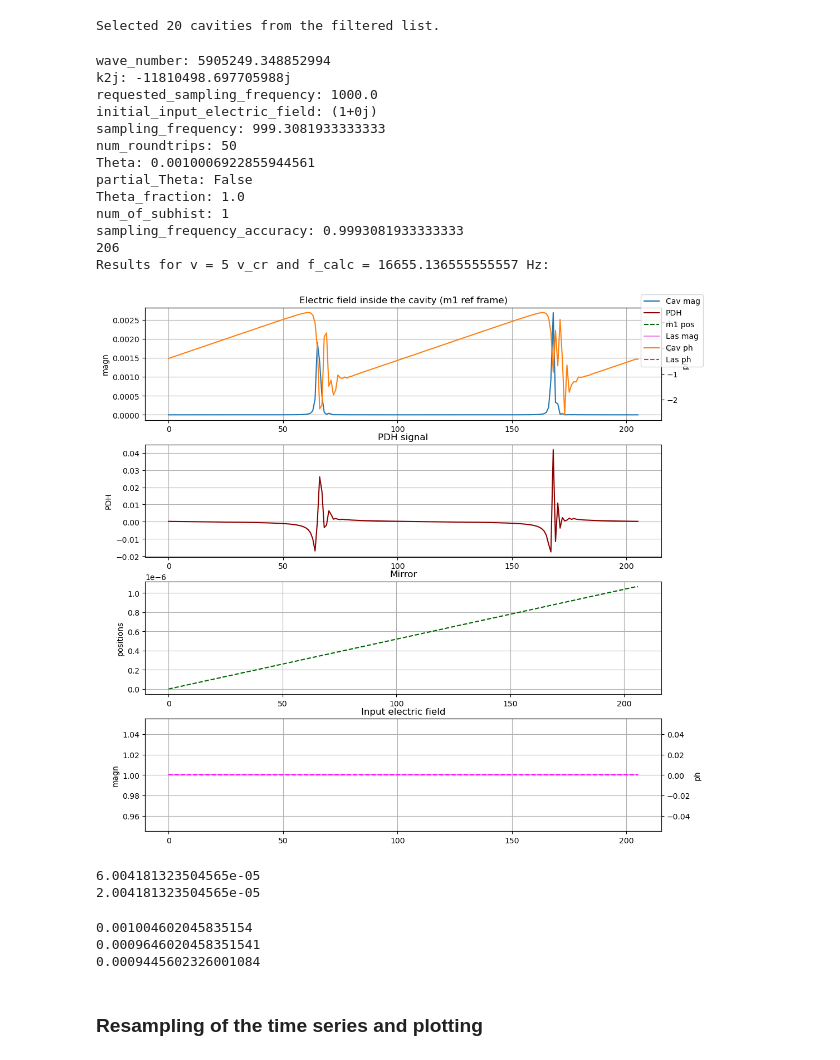
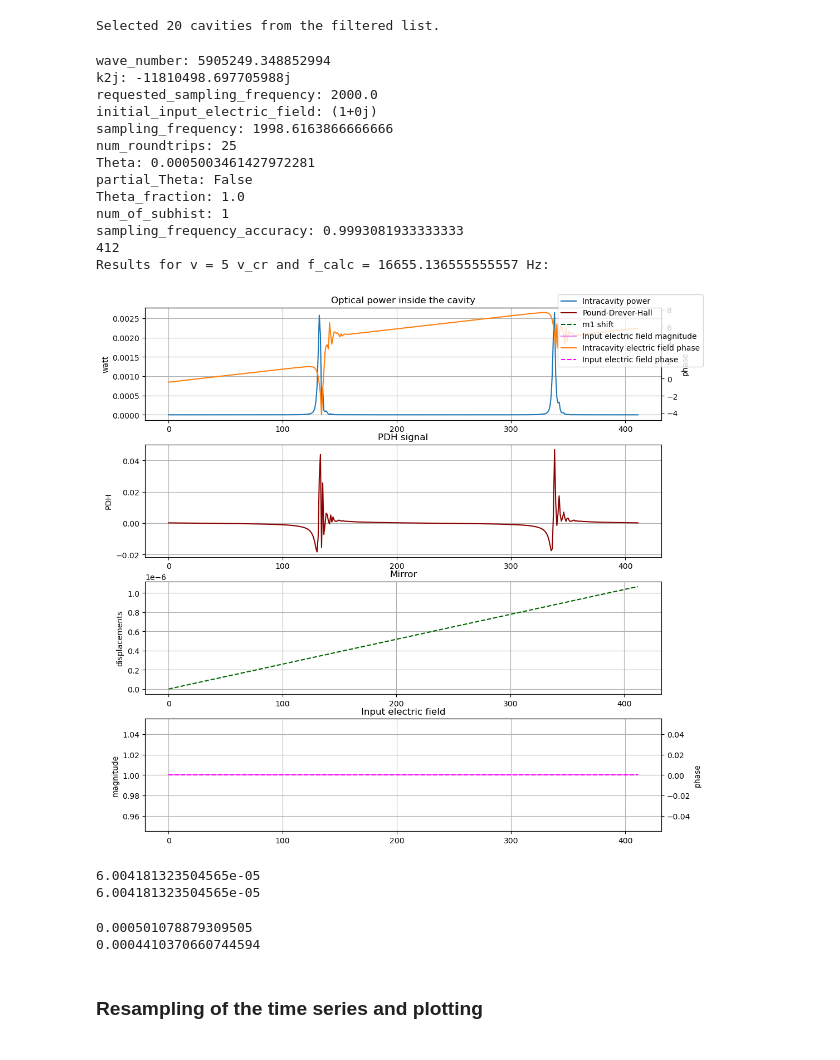
Before and after one commit to matib12/oreonspy, a Jupyter notebook: nb/Simulator development/Resampling test.ipynb, the cells around one changed output. Saved outputs shown, nothing was run; the diff lists cells and outputs as text; code cells hidden in the pictures.

Commit message:
Made compatible with the new naming in plot_cavity().

```diff
--- a/nb/Simulator development/Resampling test.ipynb
+++ b/nb/Simulator development/Resampling test.ipynb
@@ -130,7 +130,7 @@ def generate_cavity_evolution(cavity, z_evolution, E_evolution, num_points, time
 
     simple_plot = False
     if simple_plot is False:
-        ut.plot_cavity_evolution(z_evolution, E_evolution, s, ph, pdh, zeta1_positons=None, s_ref=None, ph_ref=None, title=title)
+        ut.plot_cavity_evolution(output_mirror_displacements=z_evolution, input_electric_field=E_evolution, intracav_electric_field=results, pdh=pdh, file_name=title)
     else:
         plt.plot(time_steps, s)
         plt.plot(time_steps, ph)
@@ -145,7 +145,7 @@ def generate_cavity_evolution(cavity, z_evolution, E_evolution, num_points, time
 # velocity_factors = np.array([0.1, 1, 2, 5, 10])
 # frequency_factors = np.array([1, 3, 10])
 
-cavity.simulation(ut.k, f_calc, E_in_avg)
+cavity.simulation(lambd, f_calc, E_in_avg)
 cavity.print_sim_params()
 f_calc = cavity.sim_params.sampling_frequency
 
@@ -195,64 +195,55 @@ print(f"Selected {len(selected_cavities)} cavities from the filtered list.")
 # %% [output]
 Selected 20 cavities from the filtered list.
 # %%
-f_low = 1e3
+f_low = 2e3
 
 cavity1 = selected_cavities[0]
 
-cavity1.simulation(ut.k, f_low, E_in_avg)
+cavity1.simulation(lambd, f_low, E_in_avg)
 cavity1.print_sim_params()
 f_low = cavity1.sim_params.sampling_frequency
 
 num_points, time_steps_low = ut.generate_time_points_for_constant_velocity(velocity=v_cr*velocity_factor, f_calc = f_low)
 print(num_points)
 
 E_ev = np.ones(num_points)
 
 z_ev_low = np.linspace(0., ut.lambd, num_points)
 
 s_low, ph_low, pdh_low = generate_cavity_evolution(cavity1, z_ev_low, E_ev, num_points, time_steps_low)
 # %% [output]
 wave_number: 5905249.348852994
 k2j: -11810498.697705988j
-requested_sampling_frequency: 1000.0
+requested_sampling_frequency: 2000.0
 initial_input_electric_field: (1+0j)
-sampling_frequency: 999.3081933333333
-num_roundtrips: 50
-Theta: 0.0010006922855944561
+sampling_frequency: 1998.6163866666666
+num_roundtrips: 25
+Theta: 0.0005003461427972281
 partial_Theta: False
 Theta_fraction: 1.0
 num_of_subhist: 1
 sampling_frequency_accuracy: 0.9993081933333333
-206
+412
 Results for v = 5 v_cr and f_calc = 16655.136555555557 Hz:
-[figure, old version]
+[figure, new version]
 # %%
 d_t = time_steps[1] - time_steps[0]
 print(d_t)
 
-#0.00029 measured delay
-a = d_t - 2*2e-5
-
-print(a)
+print(d_t)
 # %% [output]
 6.004181323504565e-05
-2.004181323504565e-05
+6.004181323504565e-05
 # %%
 d_t_low = time_steps_low[1] - time_steps_low[0]
 print(d_t_low)
 
-#0.00029 measured delay
-a_low = d_t_low - 2*2e-5
-
-print(a_low)
-
 # This corrections is needed to plot the low sampled signal overlapped to the high sampled one. The reason is still under investigation.
-t_correction = a_low-a
+t_correction = d_t_low-d_t
 print(t_correction)
 # %% [output]
-0.001004602045835154
-0.0009646020458351541
-0.0009445602326001084
+0.000501078879309505
+0.0004410370660744594
 # %% [markdown]
 ### Resampling of the time series and plotting
 # %%
```
Also changed, not shown: parts of 3 cells of this notebook.
